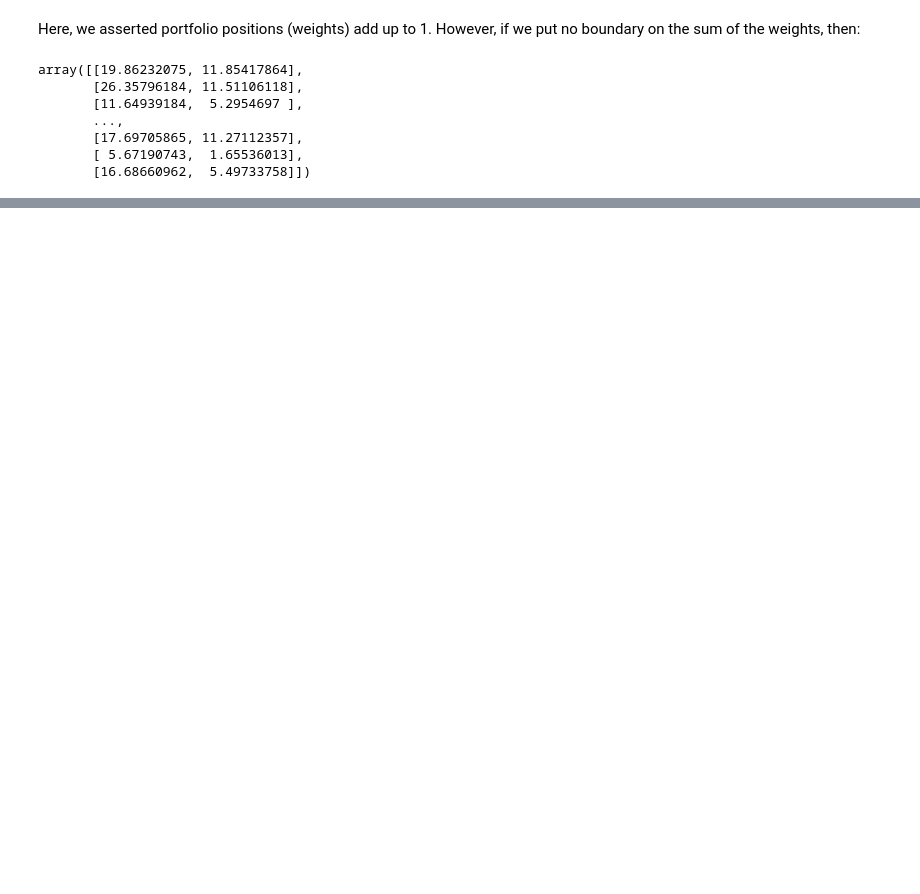
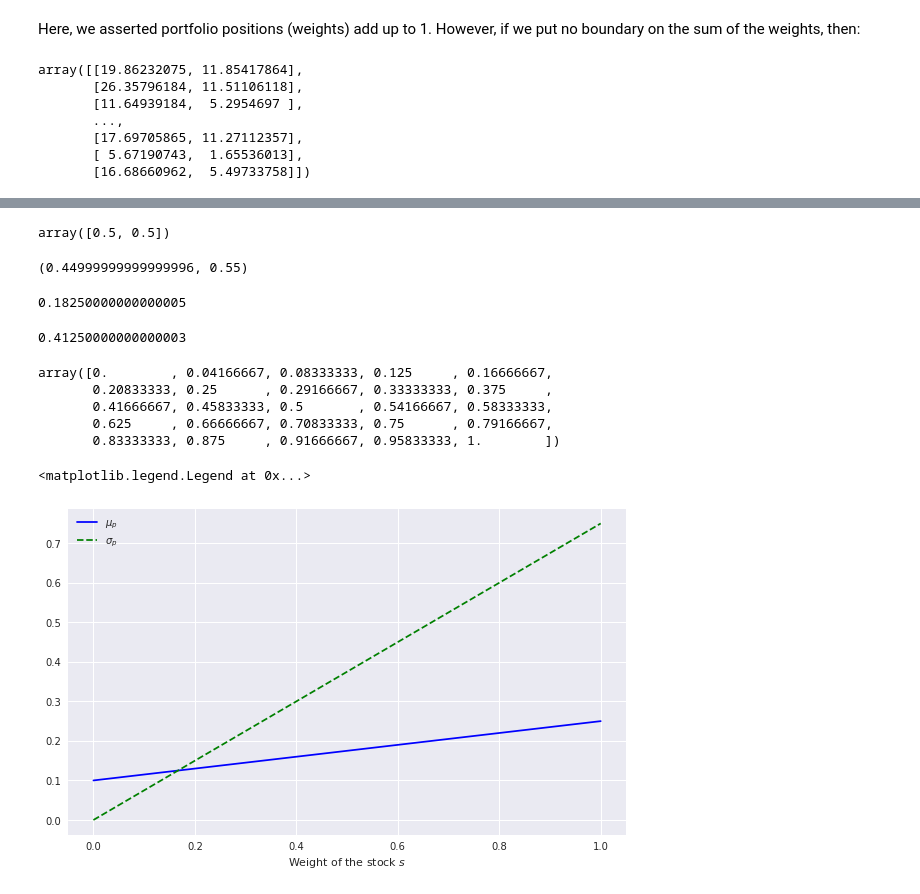
Before and after one commit to adevrent/TPQ_CPF, a Jupyter notebook: Financial Theory with Python/chapter2.ipynb, the cells around one changed output, grey strips where cells are left out. Drawn from its saved outputs; the diff is of its cells as text; code cells hidden in the pictures; blank space fills up the shorter version.

```diff
--- a/Financial Theory with Python/chapter2.ipynb
+++ b/Financial Theory with Python/chapter2.ipynb
@@ -418,0 +578,57 @@ plt.plot(A[:, 0], A[:, 1], "r.")
+# %%
+P = np.array((0.5, 0.5))  # regular probability measure
+P
+# %% [output]
+array([0.5, 0.5])
+# %%
+s = 0.55  # weight of the stock in portfolio
+b = 1-s  # weight of the bond in portfolio
+phi = (b, s)
+phi
+# %% [output]
+(0.44999999999999996, 0.55)
+# %%
+# Expected portfolio return
+weighted_payoff = np.dot(R, phi)  # payoff vector with appropriate weights (b, s)
+mu = np.dot(P, weighted_payoff)
+mu  # expected return of portfolio
+# %% [output]
+0.18250000000000005
+# %%
+var = s**2 * R[:, 1].var()
+sigma = var ** 0.5
+sigma  # volatility of returns. note that sigma lies between the volatility of the bond (0) and the volatility of the stock (0.75)
+# %% [output]
+0.41250000000000003
+# %%
+values = np.linspace(0, 1, 25)  # 25 linearly spaced points between 0 and 1
+values
+# %% [output]
+array([0.        , 0.04166667, 0.08333333, 0.125     , 0.16666667,
+       0.20833333, 0.25      , 0.29166667, 0.33333333, 0.375     ,
+       0.41666667, 0.45833333, 0.5       , 0.54166667, 0.58333333,
+       0.625     , 0.66666667, 0.70833333, 0.75      , 0.79166667,
+       0.83333333, 0.875     , 0.91666667, 0.95833333, 1.        ])
+# %%
+mu_array = []
+sigma_array = []
+R = np.array([(0.1, 1), (0.1, -0.5)])
+P = np.array((0.5, 0.5))
+for s in values:
+    phi = (1-s, s)
+    weighted_returns = np.dot(R, phi)
+    mu = np.dot(P, weighted_returns)
+    mu_array.append(mu)
+
+    sigma = s * R[:, 1].std()
+    sigma_array.append(sigma)
+
+plt.figure(figsize=(10, 6))
+plt.style.use("seaborn")
+plt.plot(values, mu_array, "b-", label = "$\mu_p$")
+plt.plot(values, sigma_array, "g--", label = "$\sigma_p$")
+plt.xlabel("Weight of the stock $s$")
+plt.legend()
+# %% [output]
+<matplotlib.legend.Legend at 0x...>
+[figure, added]
```
Also changed, not shown: parts of 36 cells of this notebook.
